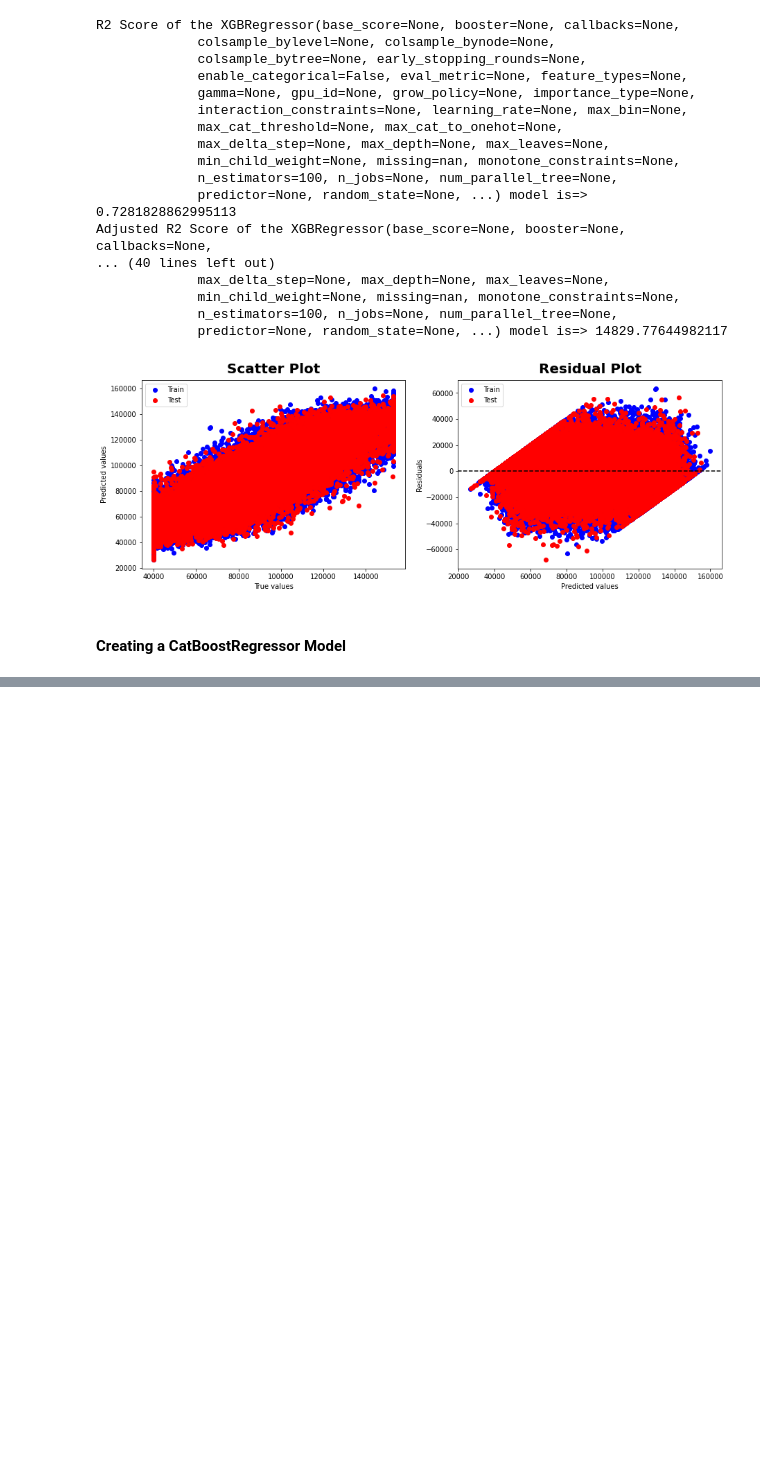
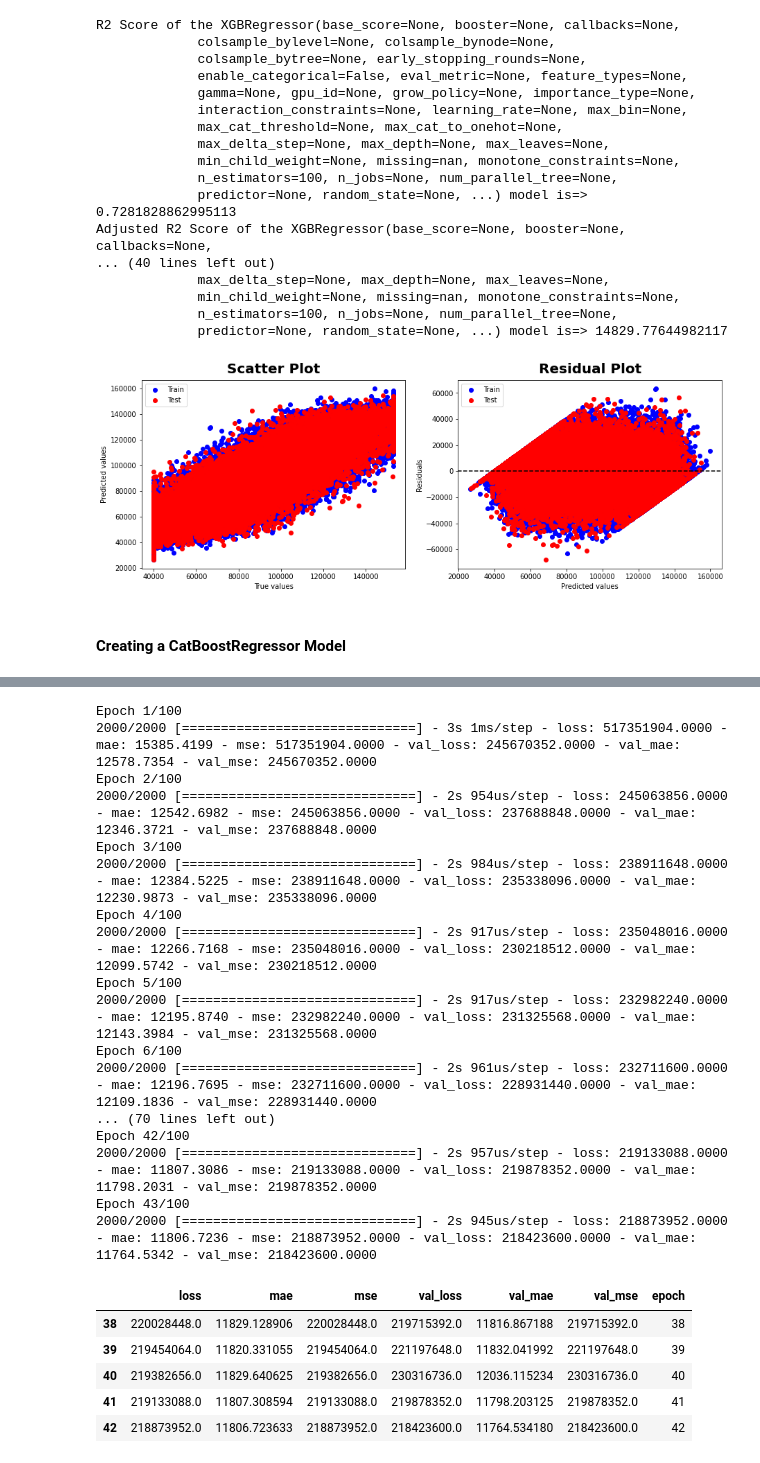
Before and after one commit to SamuelJabes/Employee_Salary_Prediction, a Jupyter notebook: model.ipynb, the cells around one changed output, grey strips where cells are left out. Cells and saved outputs as stored; diff of their text form; code cells hidden in the pictures; blank space fills up the shorter version.

```diff
--- a/model.ipynb
+++ b/model.ipynb
@@ -447,0 +492,17 @@ RMSE of <catboost.core.CatBoostRegressor object at 0x...> model is=> 14609.25518
+# %%
+# creating a network
+def build_model():
+    model = Sequential([
+    Dense(128, activation='relu', input_shape=[len(X_train.keys())]),
+    Dense(64, activation='relu'),
+    Dense(64, activation='relu'),
+    Dense(1)
+  ])
+    # We will use a mean squared error loss and an Adam optimizer.
+    optimizer = tf.keras.optimizers.Adam(0.005)
+    model.compile(loss=tf.keras.losses.MeanSquaredError(),
+                optimizer=optimizer,
+                metrics=['mae', 'mse'])
+    return model
+
+model = build_model()
@@ -447,0 +529,40 @@ RMSE of <catboost.core.CatBoostRegressor object at 0x...> model is=> 14609.25518
+# %%
+# Shows training progress by printing a single dot for each completed epoch
+class PrintDot(tf.keras.callbacks.Callback):
+    def on_epoch_end(self, epoch, logs):
+        if epoch % 100 == 0: print('')
+        print('.', end='')
+
+EPOCHS = 100
+
+# The patience parameter is the number of epochs to check the improvements
+early_stop = tf.keras.callbacks.EarlyStopping(monitor='val_loss', patience=10)
+history = model.fit(X_train, y_train, epochs=EPOCHS, batch_size=32, validation_split=0.2, callbacks=[early_stop, PrintDot()])
+
+hist = pd.DataFrame(history.history)
+hist['epoch'] = history.epoch
+hist.tail()
+# %% [output]
+Epoch 1/100
+2000/2000 [==============================] - 3s 1ms/step - loss: 517351904.0000 - mae: 15385.4199 - mse: 517351904.0000 - val_loss: 245670352.0000 - val_mae: 12578.7354 - val_mse: 245670352.0000
+Epoch 2/100
+2000/2000 [==============================] - 2s 954us/step - loss: 245063856.0000 - mae: 12542.6982 - mse: 245063856.0000 - val_loss: 237688848.0000 - val_mae: 12346.3721 - val_mse: 237688848.0000
+Epoch 3/100
+2000/2000 [==============================] - 2s 984us/step - loss: 238911648.0000 - mae: 12384.5225 - mse: 238911648.0000 - val_loss: 235338096.0000 - val_mae: 12230.9873 - val_mse: 235338096.0000
+Epoch 4/100
+2000/2000 [==============================] - 2s 917us/step - loss: 235048016.0000 - mae: 12266.7168 - mse: 235048016.0000 - val_loss: 230218512.0000 - val_mae: 12099.5742 - val_mse: 230218512.0000
+Epoch 5/100
+2000/2000 [==============================] - 2s 917us/step - loss: 232982240.0000 - mae: 12195.8740 - mse: 232982240.0000 - val_loss: 231325568.0000 - val_mae: 12143.3984 - val_mse: 231325568.0000
+Epoch 6/100
+2000/2000 [==============================] - 2s 961us/step - loss: 232711600.0000 - mae: 12196.7695 - mse: 232711600.0000 - val_loss: 228931440.0000 - val_mae: 12109.1836 - val_mse: 228931440.0000
+... (70 lines left out)
+Epoch 42/100
+2000/2000 [==============================] - 2s 957us/step - loss: 219133088.0000 - mae: 11807.3086 - mse: 219133088.0000 - val_loss: 219878352.0000 - val_mae: 11798.2031 - val_mse: 219878352.0000
+Epoch 43/100
+2000/2000 [==============================] - 2s 945us/step - loss: 218873952.0000 - mae: 11806.7236 - mse: 218873952.0000 - val_loss: 218423600.0000 - val_mae: 11764.5342 - val_mse: 218423600.0000
+|  | loss | mae | mse | val_loss | val_mae | val_mse | epoch |
+| 38 | 220028448.0 | 11829.128906 | 220028448.0 | 219715392.0 | 11816.867188 | 219715392.0 | 38 |
+| 39 | 219454064.0 | 11820.331055 | 219454064.0 | 221197648.0 | 11832.041992 | 221197648.0 | 39 |
+| 40 | 219382656.0 | 11829.640625 | 219382656.0 | 230316736.0 | 12036.115234 | 230316736.0 | 40 |
+| 41 | 219133088.0 | 11807.308594 | 219133088.0 | 219878352.0 | 11798.203125 | 219878352.0 | 41 |
+| 42 | 218873952.0 | 11806.723633 | 218873952.0 | 218423600.0 | 11764.534180 | 218423600.0 | 42 |
```
Also changed, not shown: parts of 12 cells of this notebook, 3 other files.
